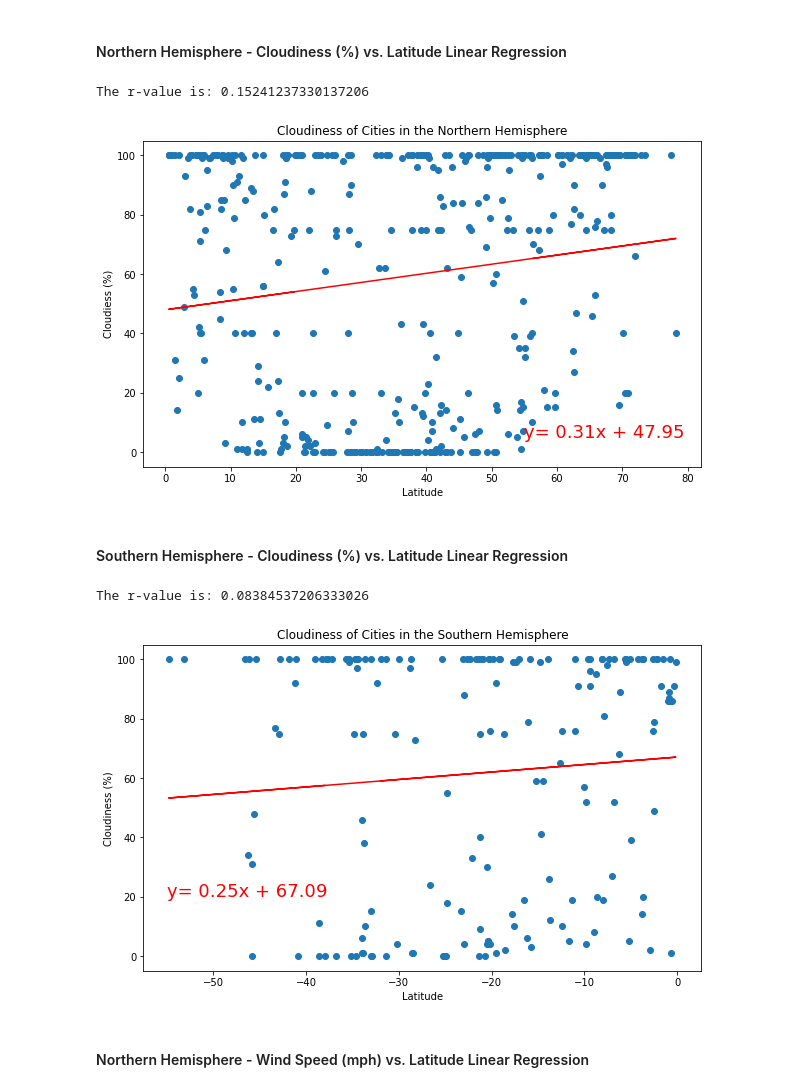
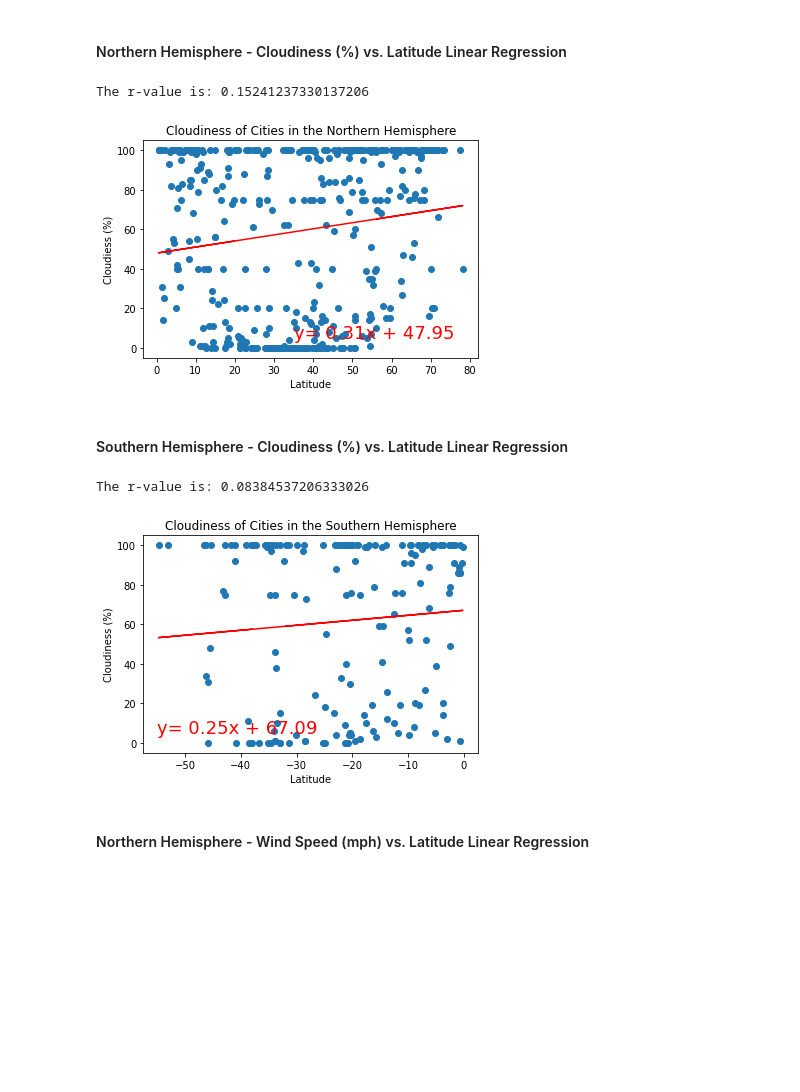
Before and after one commit to meeyoungPH/python-api-challenge, a Jupyter notebook: WeatherPy/WeatherPy.ipynb, the cells around one changed output. Cells and saved outputs as stored; diff of their text form; code cells hidden in the pictures; blank space fills up the shorter version.

```diff
--- a/WeatherPy/WeatherPy.ipynb
+++ b/WeatherPy/WeatherPy.ipynb
@@ -452,32 +456,32 @@ The r-value is: 0.17552782675595394
 # %%
 # x and y values
 x = north_df['Lat']
 y = north_df['Cloudiness']
 
 # r-value
 r=st.pearsonr(x,y)[0],2
 print(f'The r-value is: {r[0]}')
 
 # linear regression model
 line = st.linregress(x,y)
 y_values = x*line[0]+line[1]
 line_eq = f'y= {str(round(line[0],2))}x + {str(round(line[1],2))}'
 
 # scatter plot
-plt.figure(figsize=(10,6))
+# plt.figure(figsize=(10,6))
 plt.scatter(x,y)
 plt.plot(x,y_values,color='red')
-plt.annotate(line_eq,(55,5),fontsize=18,color='red')
+plt.annotate(line_eq,(35,5),fontsize=18,color='red')
 plt.xlabel('Latitude')
 plt.ylabel('Cloudiess (%)')
 plt.title('Cloudiness of Cities in the Northern Hemisphere')
 
 # save to png file
 plt.savefig('output_data/north_lat_clouds.png')
 plt.show()
 # %% [output]
 The r-value is: 0.15241237330137206
-[figure, old version]
+[figure, new version]
 # %% [markdown]
 ####  Southern Hemisphere - Cloudiness (%) vs. Latitude Linear Regression
 # %%
@@ -495,10 +499,10 @@ y_values = x*line[0]+line[1]
 line_eq = f'y= {str(round(line[0],2))}x + {str(round(line[1],2))}'
 
 # scatter plot
-plt.figure(figsize=(10,6))
+# plt.figure(figsize=(10,6))
 plt.scatter(x,y)
 plt.plot(x,y_values,color='red')
-plt.annotate(line_eq,(-55,20),fontsize=18,color='red')
+plt.annotate(line_eq,(-55,5),fontsize=18,color='red')
 plt.xlabel('Latitude')
 plt.ylabel('Cloudiness (%)')
 plt.title('Cloudiness of Cities in the Southern Hemisphere')
@@ -508,7 +512,7 @@ plt.savefig('output_data/south_lat_clouds.png')
 plt.show()
 # %% [output]
 The r-value is: 0.08384537206333026
-[figure, old version]
+[figure, new version]
 # %% [markdown]
 ####  Northern Hemisphere - Wind Speed (mph) vs. Latitude Linear Regression
 # %%
```
Also changed, not shown: parts of 6 cells of this notebook, 8 other files.
